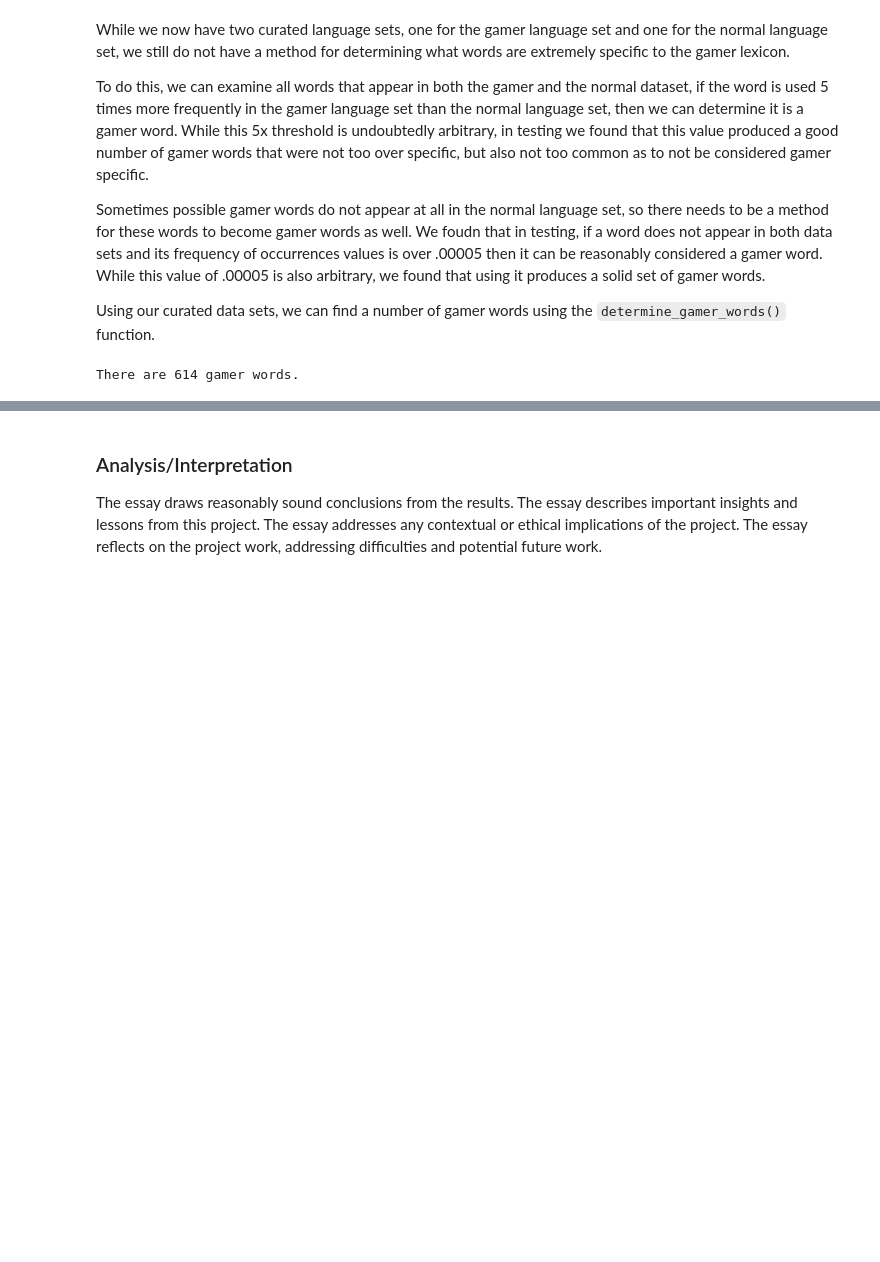
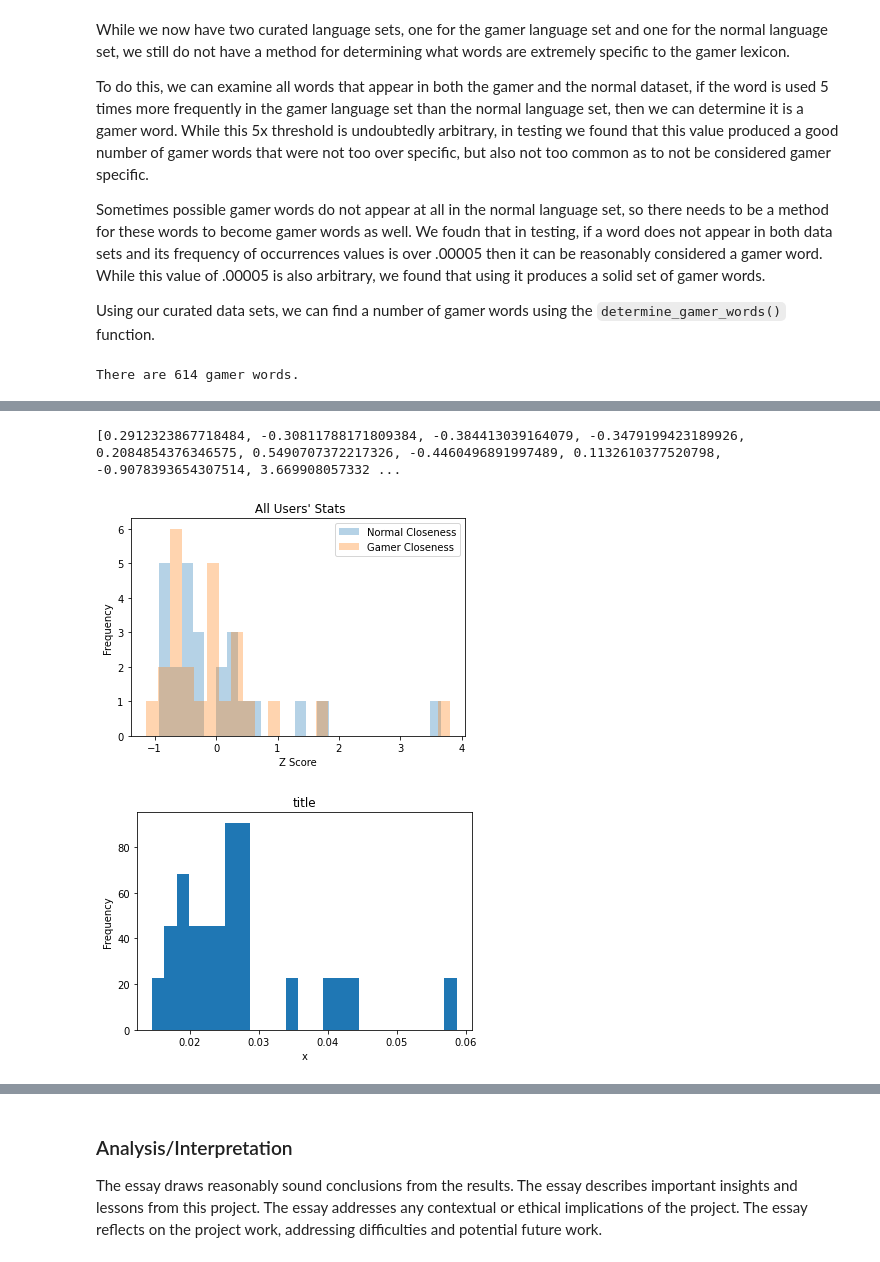
Before and after one commit to aditivinod/language-usage-analysis, a Jupyter notebook: compessay.ipynb, the cells around one changed output, grey strips where cells are left out. Drawn from its saved outputs; the diff is of its cells as text; code cells hidden in the pictures; blank space fills up the shorter version.

Commit message:
Z score update + data visualization edits to match

```diff
--- a/compessay.ipynb
+++ b/compessay.ipynb
@@ -232,0 +192,10 @@ word_cloud(gamer_words_freq)
+# %%
+stats = stats_lists(dict_test, folder_path)
+zs = stats_to_z_score(stats[0], stats[1], dict_test, folder_path)
+bins = len(zs[0])
+stacked_histogram(zs, bins, "Normal Closeness", "Gamer Closeness", "Z Score", " All Users' Stats")
+single_histogram(stats[2], bins, "x", "title")
+# %% [output]
+[0.2912323867718484, -0.30811788171809384, -0.384413039164079, -0.3479199423189926, 0.2084854376346575, 0.5490707372217326, -0.4460496891997489, 0.1132610377520798, -0.9078393654307514, 3.669908057332 ...
+[figure, added]
+[figure, added]
```
Also changed, not shown: parts of 12 cells of this notebook, 2 other files.
